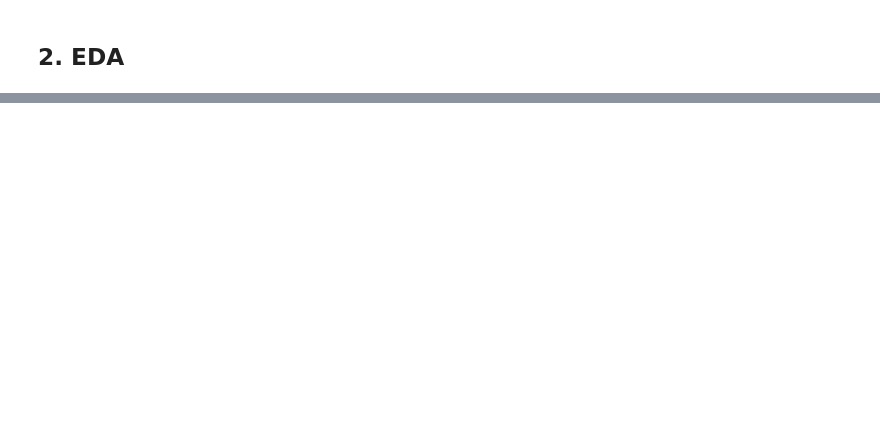
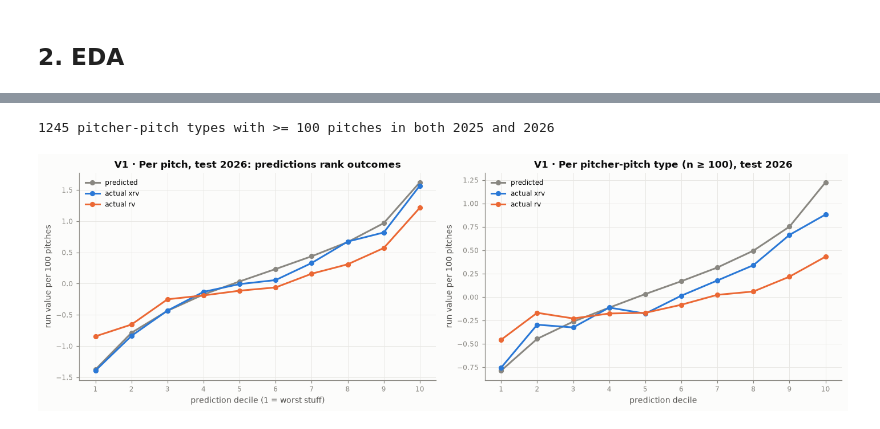
Before and after one commit to karthikiyer365/SportSignal, a Jupyter notebook: Baseball Analytics/pitch-quality/pitch_quality_baseline.ipynb, the cells around one changed output, grey strips where cells are left out. Cells and saved outputs as stored; diff of their text form; code cells hidden in the pictures; blank space fills up the shorter version.

```diff
--- a/Baseball Analytics/pitch-quality/pitch_quality_baseline.ipynb
+++ b/Baseball Analytics/pitch-quality/pitch_quality_baseline.ipynb
@@ -225,0 +326,48 @@ Next: per-pitch-type models (fastballs / breaking / offspeed), a location + coun
+# %%
+MIN_N = 100
+WHIFF = ["swinging_strike", "swinging_strike_blocked", "foul_tip"]
+df["is_whiff"] = df.description.isin(WHIFF).astype("float32")
+df["is_csw"] = df.description.isin(WHIFF + ["called_strike"]).astype("float32")  # called + swinging strikes
+PRED_COLS = {"pred": "XGBoost (xrv)", "pred_actual_target": "XGBoost (actual rv)", "pred_ridge": "Ridge (xrv)", "pred_velo": "Velo + type"}
+agg = (df.groupby(["season", "pitcher", "pitch_type"])
+         .agg(n=("rv", "size"), actual=("rv", "mean"), xactual=("xrv", "mean"),
+              velo=("release_speed", "mean"), ivb=("ivb_in", "mean"),
+              whiff=("is_whiff", "mean"), csw=("is_csw", "mean"),
+              **{c: (c, "mean") for c in PRED_COLS})
+         .reset_index())
+for c in ["actual", "xactual", *PRED_COLS]:
+    agg[c] *= 100  # per 100 pitches
+agg = agg[agg.n >= MIN_N].copy()
+
+# Stuff+: two scales. stuff_plus = one scale for all pitches in the season; stuff_plus_type = within pitch type.
+z = lambda s: (s - s.mean()) / s.std()
+agg["stuff_plus"] = 100 + 10 * agg.groupby("season").pred.transform(z)
+agg["stuff_plus_type"] = 100 + 10 * agg.groupby(["season", "pitch_type"]).pred.transform(z)
+
+pairs = agg[agg.season == 2025].merge(agg[agg.season == 2026], on=["pitcher", "pitch_type"], suffixes=("_25", "_26"))
+print(f"{len(pairs)} pitcher-pitch types with >= {MIN_N} pitches in both 2025 and 2026")
+# %% [output]
+1245 pitcher-pitch types with >= 100 pitches in both 2025 and 2026
+# %%
+# V1 — calibration on test 2026: do higher predictions really mean better pitches?
+fig, ax = plt.subplots(1, 2, figsize=(13, 4.2), sharey=False)
+t = df[te].assign(decile=lambda d: pd.qcut(d.pred, 10, labels=False))
+cal = t.groupby("decile").agg(pred=("pred", "mean"), xrv=("xrv", "mean"), rv=("rv", "mean")) * 100
+ax[0].plot(cal.index + 1, cal.pred, marker="o", ms=5, color=NEUTRAL, label="predicted")
+ax[0].plot(cal.index + 1, cal.xrv, marker="o", ms=5, color=BLUE, label="actual xrv")
+ax[0].plot(cal.index + 1, cal.rv, marker="o", ms=5, color=ORANGE, label="actual rv")
+ax[0].set(xlabel="prediction decile (1 = worst stuff)", ylabel="run value per 100 pitches",
+          title="V1 · Per pitch, test 2026: predictions rank outcomes")
+ax[0].set_xticks(range(1, 11)); ax[0].legend()
+
+a = agg[agg.season == 2026].assign(decile=lambda d: pd.qcut(d.pred, 10, labels=False))
+cal2 = a.groupby("decile")[["pred", "xactual", "actual"]].mean()
+ax[1].plot(cal2.index + 1, cal2.pred, marker="o", ms=5, color=NEUTRAL, label="predicted")
+ax[1].plot(cal2.index + 1, cal2.xactual, marker="o", ms=5, color=BLUE, label="actual xrv")
+ax[1].plot(cal2.index + 1, cal2.actual, marker="o", ms=5, color=ORANGE, label="actual rv")
+ax[1].set(xlabel="prediction decile", ylabel="run value per 100 pitches",
+          title=f"V1 · Per pitcher-pitch type (n ≥ {MIN_N}), test 2026")
+ax[1].set_xticks(range(1, 11)); ax[1].legend()
+plt.tight_layout(); plt.show()
+# %% [output]
+[figure, added]
```
Also changed, not shown: parts of 48 cells of this notebook, 3 other files.
